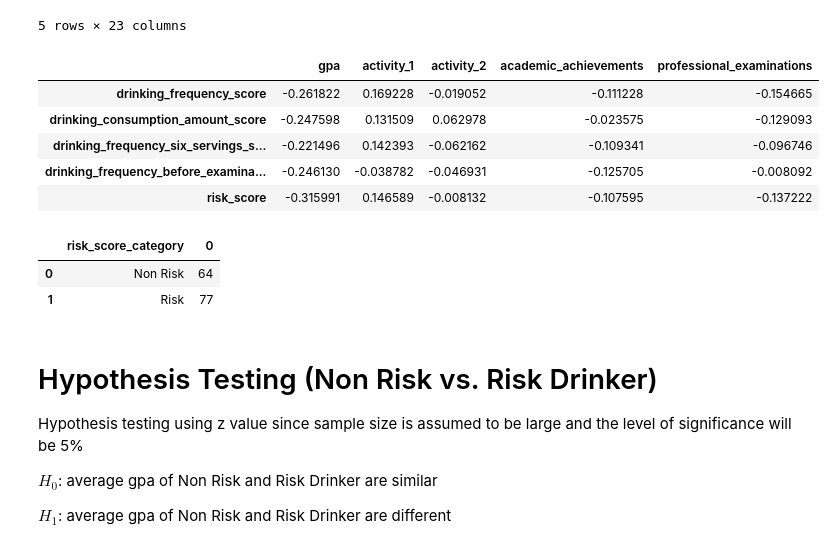
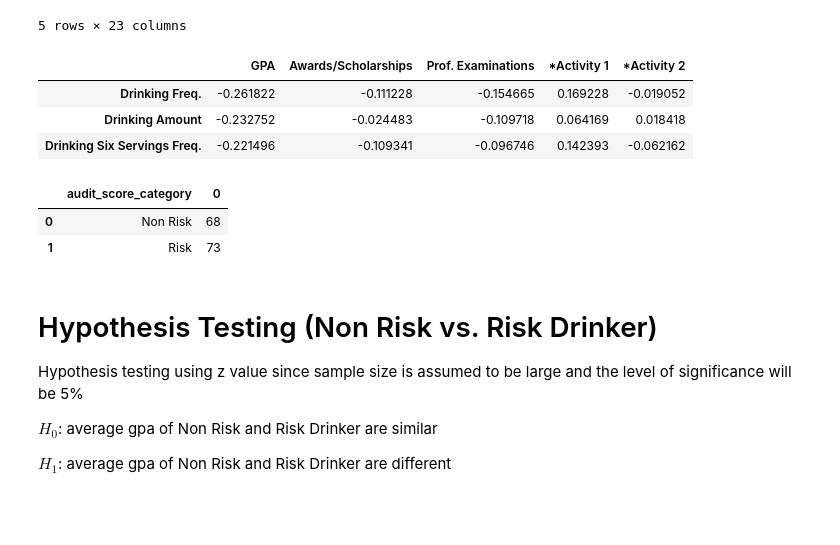
Before and after one commit to nicktanryo/gecc-fyp, a Jupyter notebook: analysis.ipynb, the cells around one changed output. Saved outputs shown, nothing was run; the diff lists cells and outputs as text; code cells hidden in the pictures; blank space fills up the shorter version.

```diff
--- a/analysis.ipynb
+++ b/analysis.ipynb
@@ -245,18 +282,16 @@ df_groupby_occasions
 # Calculating Risk Factor
 # %%
 def classification_drinking_consumption_amount_score(serving):
-    if serving == 0:
+    if serving <= 2:
         return 0
-    elif serving <= 2:
+    elif serving <= 4:
         return 1
-    elif serving <= 4:
+    elif serving <= 6:
         return 2
-    elif serving <= 6:
+    elif serving <= 9:
         return 3
-    elif serving <= 9:
+    else:
         return 4
-    else:
-        return 5
 
 
 def classification_drinking_frequency_score(frequency):
@@ -295,7 +330,7 @@ def classification_drinking_frequency_before_examination_score(frequency):
     return classification[frequency]
 
 def classification_risk_score_category(score):
-    if score <= 3:
+    if score < 3:
         return "Non Risk"
     else:
         return "Risk"
@@ -315,10 +350,10 @@ df_quantified = df_quantified.assign(drinking_frequency_score=df_quantified.drin
 df_quantified = df_quantified.assign(drinking_frequency_six_servings_score=df_quantified.drinking_frequency_six_servings.apply(classification_drinking_frequency_six_servings_score))
 df_quantified = df_quantified.assign(drinking_frequency_before_examination_score=df_quantified.drinking_frequency_before_examination.apply(classification_drinking_frequency_before_examination_score))
 df_quantified = df_quantified.assign(
-    risk_score=(df_quantified.drinking_consumption_amount_score +
+    audit_score=(df_quantified.drinking_consumption_amount_score +
                 df_quantified.drinking_frequency_score +
-                df_quantified.drinking_frequency_six_servings_score +
-                df_quantified.drinking_frequency_before_examination_score
+                df_quantified.drinking_frequency_six_servings_score
+                # df_quantified.drinking_frequency_before_examination_score
     )
 )
 # %%
@@ -342,24 +377,29 @@ df_quantified.head()
 # %%
 attribute_correlation = df_quantified.corr(method='pearson')
 
 col_corr = ["gpa", "activity_1", "activity_2", "academic_achievements", "professional_examinations"]
-row_corr = ["drinking_frequency_score", "drinking_consumption_amount_score", "drinking_frequency_six_servings_score", "drinking_frequency_before_examination_score", "risk_score"]
+row_corr = ["drinking_frequency_score", "drinking_consumption_amount_score", "drinking_frequency_six_servings_score"]
 
-attribute_correlation.loc[row_corr, col_corr]
+correlation_drinking_academic_achievement = attribute_correlation.loc[row_corr, col_corr]
+correlation_drinking_academic_achievement.columns = [
+    "GPA", "*Activity 1", "*Activity 2", "Awards/Scholarships", "Prof. Examinations"
+]
+correlation_drinking_academic_achievement.index = [
+    "Drinking Freq.", "Drinking Amount", "Drinking Six Servings Freq."
+]
+correlation_drinking_academic_achievement[["GPA","Awards/Scholarships", "Prof. Examinations", "*Activity 1", "*Activity 2"]]
 # %% [output]
-|  | gpa | activity_1 | activity_2 | academic_achievements | professional_examinations |
-| drinking_frequency_score | -0.261822 | 0.169228 | -0.019052 | -0.111228 | -0.154665 |
-| drinking_consumption_amount_score | -0.247598 | 0.131509 | 0.062978 | -0.023575 | -0.129093 |
-| drinking_frequency_six_servings_s... | -0.221496 | 0.142393 | -0.062162 | -0.109341 | -0.096746 |
-| drinking_frequency_before_examina... | -0.246130 | -0.038782 | -0.046931 | -0.125705 | -0.008092 |
-| risk_score | -0.315991 | 0.146589 | -0.008132 | -0.107595 | -0.137222 |
+|  | GPA | Awards/Scholarships | Prof. Examinations | *Activity 1 | *Activity 2 |
+| Drinking Freq. | -0.261822 | -0.111228 | -0.154665 | 0.169228 | -0.019052 |
+| Drinking Amount | -0.232752 | -0.024483 | -0.109718 | 0.064169 | 0.018418 |
+| Drinking Six Servings Freq. | -0.221496 | -0.109341 | -0.096746 | 0.142393 | -0.062162 |
 # %%
-df_quantified = df_quantified.assign(risk_score_category=df_quantified.risk_score.apply(classification_risk_score_category))
-df_quantified.groupby("risk_score_category").size().reset_index()
+df_quantified = df_quantified.assign(audit_score_category=df_quantified.audit_score.apply(classification_risk_score_category))
+df_quantified.groupby("audit_score_category").size().reset_index()
 # %% [output]
-|  | risk_score_category | 0 |
-| 0 | Non Risk | 64 |
-| 1 | Risk | 77 |
+|  | audit_score_category | 0 |
+| 0 | Non Risk | 68 |
+| 1 | Risk | 73 |
 # %% [markdown]
 # Hypothesis Testing (Non Risk vs. Risk Drinker)
 Hypothesis testing using z value since sample size is assumed to be large and the level of significance will be 5%
```
Also changed, not shown: parts of 29 cells of this notebook, 9 other files.
